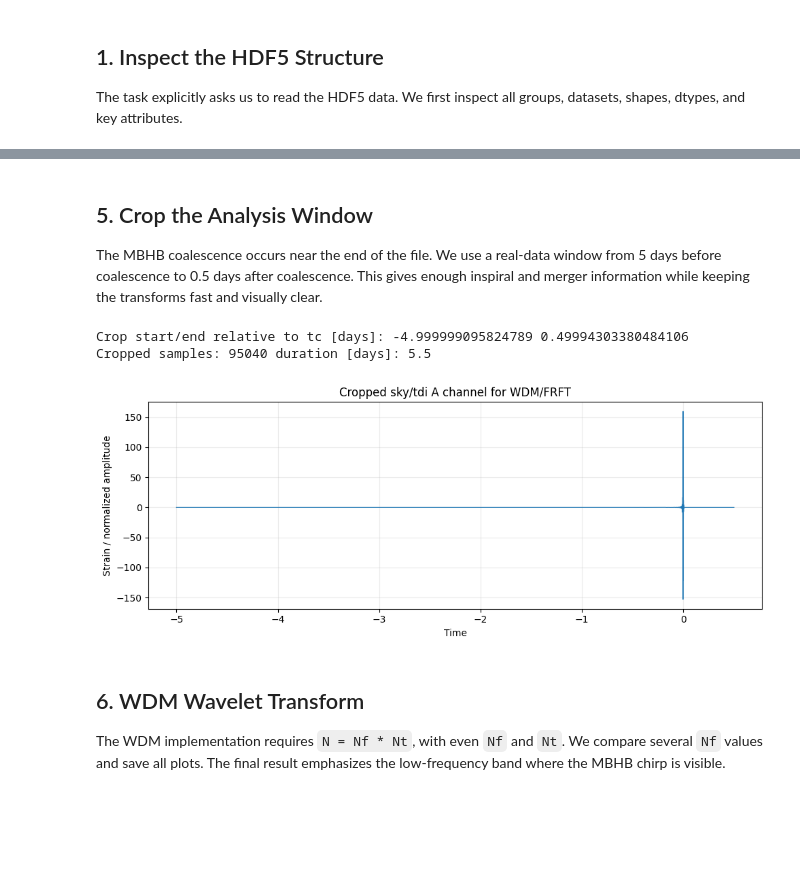
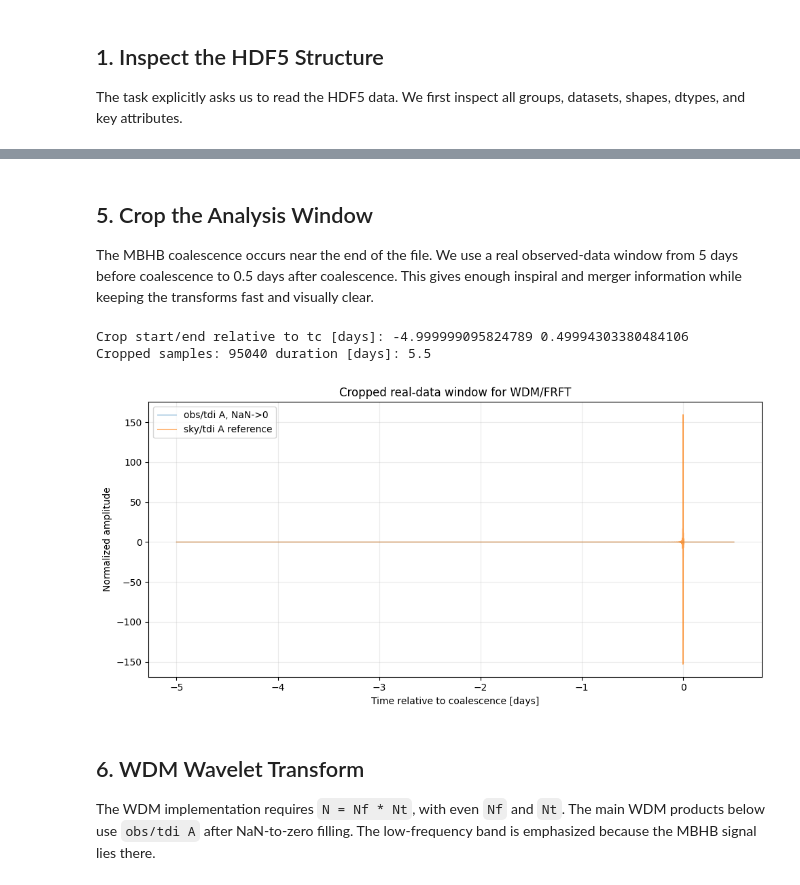
Before and after one commit to leichang131-debug/task5-lisa-taiji, a Jupyter notebook: notebooks/01_ldc_time_frequency_visualization.ipynb, the cells around one changed output, grey strips where cells are left out. Cells and saved outputs as stored; diff of their text form; code cells hidden in the pictures; blank space fills up the shorter version.

```diff
--- a/notebooks/01_ldc_time_frequency_visualization.ipynb
+++ b/notebooks/01_ldc_time_frequency_visualization.ipynb
@@ -117,21 +119,21 @@ We keep the original `X/Y/Z` channels and also form standard orthogonal A/E/T-li
 # %%
-obs_xyz = {key: np.nan_to_num(obs_tdi[key], nan=0.0) for key in ['X', 'Y', 'Z']}
+obs_xyz_zero_filled = {key: np.nan_to_num(obs_tdi[key], nan=0.0) for key in ['X', 'Y', 'Z']}
 sky_xyz = {key: np.nan_to_num(sky_tdi[key], nan=0.0) for key in ['X', 'Y', 'Z']}
 
-obs_aet = tdi_xyz_to_aet(obs_xyz['X'], obs_xyz['Y'], obs_xyz['Z'])
+obs_aet = tdi_xyz_to_aet(obs_xyz_zero_filled['X'], obs_xyz_zero_filled['Y'], obs_xyz_zero_filled['Z'])
 sky_aet = tdi_xyz_to_aet(sky_xyz['X'], sky_xyz['Y'], sky_xyz['Z'])
 
 analysis_channel = 'A'
-analysis_data = clean_timeseries(sky_aet[analysis_channel], normalize=True)
-obs_analysis_data = clean_timeseries(obs_aet[analysis_channel], normalize=True)
+obs_a = clean_timeseries(obs_aet[analysis_channel], normalize=True)
+sky_a = clean_timeseries(sky_aet[analysis_channel], normalize=True)
 
 channel_stats = pd.DataFrame(
     {
-        'source': ['obs/tdi A', 'sky/tdi A'],
-        'mean_after_cleaning': [float(np.mean(obs_analysis_data)), float(np.mean(analysis_data))],
-        'std_after_cleaning': [float(np.std(obs_analysis_data)), float(np.std(analysis_data))],
-        'min': [float(np.min(obs_analysis_data)), float(np.min(analysis_data))],
-        'max': [float(np.max(obs_analysis_data)), float(np.max(analysis_data))],
+        'source': ['obs/tdi A, NaN->0', 'sky/tdi A reference'],
+        'mean_after_cleaning': [float(np.mean(obs_a)), float(np.mean(sky_a))],
+        'std_after_cleaning': [float(np.std(obs_a)), float(np.std(sky_a))],
+        'min': [float(np.min(obs_a)), float(np.min(sky_a))],
+        'max': [float(np.max(obs_a)), float(np.max(sky_a))],
     }
 )
 channel_stats
@@ -159,27 +170,35 @@ plt.show()
 # %% [markdown]
 ## 5. Crop the Analysis Window
 
-The MBHB coalescence occurs near the end of the file. We use a real-data window from 5 days before coalescence to 0.5 days after coalescence. This gives enough inspiral and merger information while keeping the transforms fast and visually clear.
+The MBHB coalescence occurs near the end of the file. We use a real observed-data window from 5 days before coalescence to 0.5 days after coalescence. This gives enough inspiral and merger information while keeping the transforms fast and visually clear.
 # %%
 window_start = coalescence_time - 5 * 86400
 window_end = min(coalescence_time + 0.5 * 86400, float(time[-1]))
-time_crop, data_crop = crop_by_time(time, analysis_data, window_start, window_end)
+time_crop, obs_crop = crop_by_time(time, obs_a, window_start, window_end)
+_, sky_crop = crop_by_time(time, sky_a, window_start, window_end)
 time_crop_days = (time_crop - coalescence_time) / 86400
 
 print('Crop start/end relative to tc [days]:', time_crop_days[0], time_crop_days[-1])
-print('Cropped samples:', len(data_crop), 'duration [days]:', len(data_crop) * dt / 86400)
+print('Cropped samples:', len(obs_crop), 'duration [days]:', len(obs_crop) * dt / 86400)
 
-plot_timeseries(time_crop_days, data_crop, 'Cropped sky/tdi A channel for WDM/FRFT')
-save_current_figure(FIGURE_DIR / '03_cropped_sky_a_window.png')
+plt.figure(figsize=(10, 5))
+plt.plot(time_crop_days, obs_crop, lw=0.55, label='obs/tdi A, NaN->0')
+plt.plot(time_crop_days, sky_crop, lw=0.8, alpha=0.75, label='sky/tdi A reference')
+plt.xlabel('Time relative to coalescence [days]')
+plt.ylabel('Normalized amplitude')
+plt.title('Cropped real-data window for WDM/FRFT')
+plt.grid(alpha=0.25)
+plt.legend()
+save_current_figure(FIGURE_DIR / '03_cropped_obs_and_sky_a_window.png')
 plt.show()
 # %% [output]
 Crop start/end relative to tc [days]: -4.999999095824789 0.49994303380484106
 Cropped samples: 95040 duration [days]: 5.5
-[figure, old version]
+[figure, new version]
 # %% [markdown]
 ## 6. WDM Wavelet Transform
 
-The WDM implementation requires `N = Nf * Nt`, with even `Nf` and `Nt`. We compare several `Nf` values and save all plots. The final result emphasizes the low-frequency band where the MBHB chirp is visible.
+The WDM implementation requires `N = Nf * Nt`, with even `Nf` and `Nt`. The main WDM products below use `obs/tdi A` after NaN-to-zero filling. The low-frequency band is emphasized because the MBHB signal lies there.
 # %%
 wdm_records = []
 n_freq_candidates = [256, 512, 1024]
```
Also changed, not shown: parts of 15 cells of this notebook, 18 other files.
